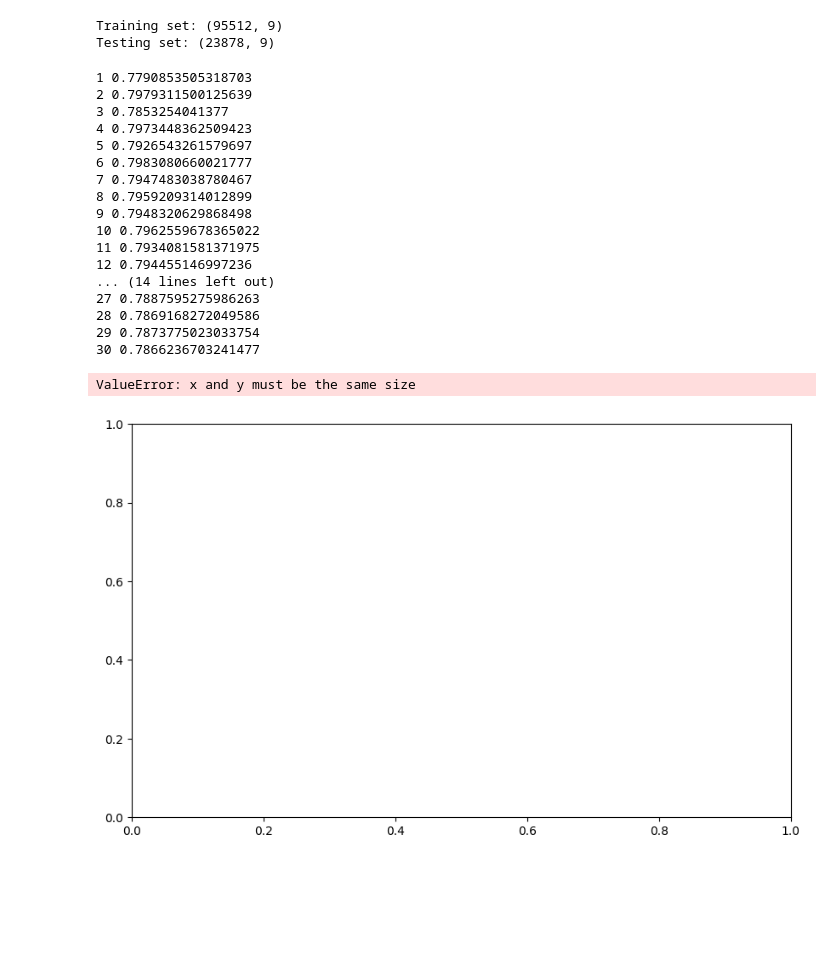
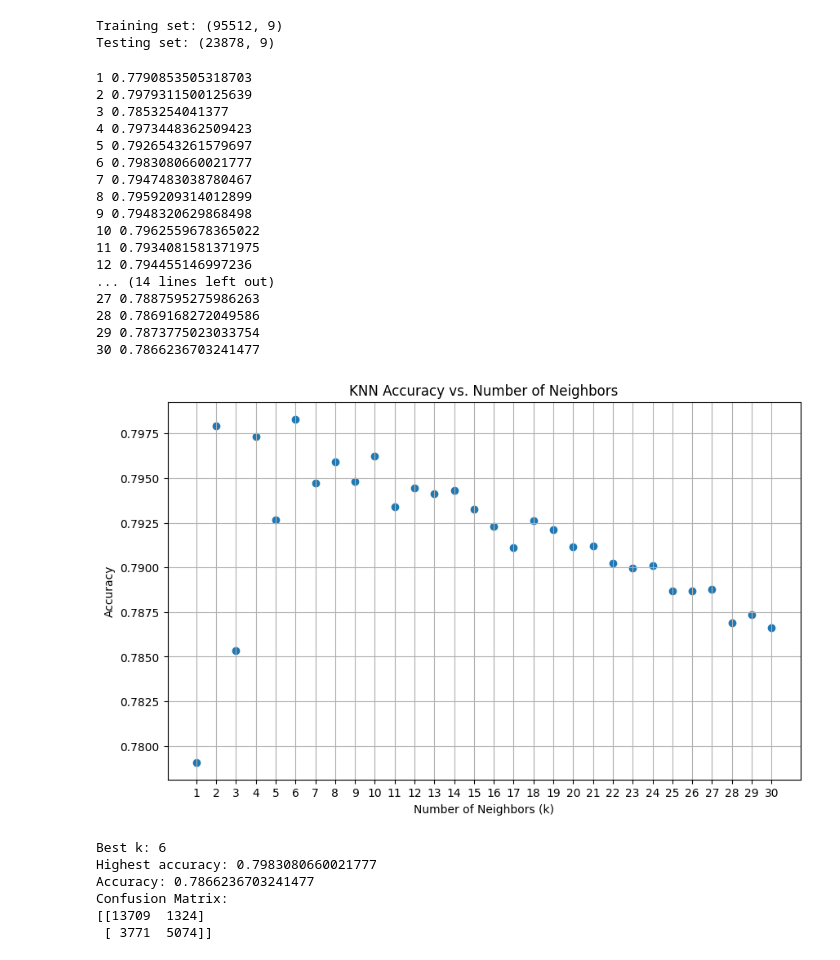
Before and after one commit to sylle321/Hotel_booking, a Jupyter notebook: BA305_Project.ipynb, the cells around one changed output. Drawn from its saved outputs; the diff is of its cells as text; code cells hidden in the pictures; blank space fills up the shorter version.

```diff
--- a/BA305_Project.ipynb
+++ b/BA305_Project.ipynb
@@ -257,11 +257,17 @@ X_train_scaled = scaler.transform(X_train)
 X_test_scaled = scaler.transform(X_test)
 
 # Find the best number of neighbors
-for k in range(1, 31):
+k_values = range(1, 31)
+accuracies = []
+
+for k in k_values:
     knn = KNeighborsClassifier(n_neighbors=k)
     knn.fit(X_train_scaled, y_train)
-    print(k, accuracy_score(y_test, knn.predict(X_test_scaled)))
+    accuracy = accuracy_score(y_test, knn.predict(X_test_scaled))
+    accuracies.append(accuracy)
+    print(k, accuracy)
 
+# Scatter plot
 plt.figure(figsize=(10, 6))
 plt.scatter(k_values, accuracies)
 
@@ -272,32 +278,38 @@ plt.xticks(range(1, 31))
 plt.grid(True)
 plt.show()
 
 print("Best k:", k_values[accuracies.index(max(accuracies))])
 print("Highest accuracy:", max(accuracies))
 
+
 # Predict hotel booking cancellations
 y_pred = knn.predict(X_test_scaled)
 
 print("Accuracy:", accuracy_score(y_test, y_pred))
 print("Confusion Matrix:")
 print(confusion_matrix(y_test, y_pred))
 # %% [output]
 1 0.7790853505318703
 2 0.7979311500125639
 3 0.7853254041377
 4 0.7973448362509423
 5 0.7926543261579697
 6 0.7983080660021777
 7 0.7947483038780467
 8 0.7959209314012899
 9 0.7948320629868498
 10 0.7962559678365022
 11 0.7934081581371975
 12 0.794455146997236
 ... (14 lines left out)
 27 0.7887595275986263
 28 0.7869168272049586
 29 0.7873775023033754
 30 0.7866236703241477
+[figure, new version]
-ValueError: x and y must be the same size
+Best k: 6
+Highest accuracy: 0.7983080660021777
+Accuracy: 0.7866236703241477
+Confusion Matrix:
+[[13709  1324]
+ [ 3771  5074]]
-[figure, old version]
```
